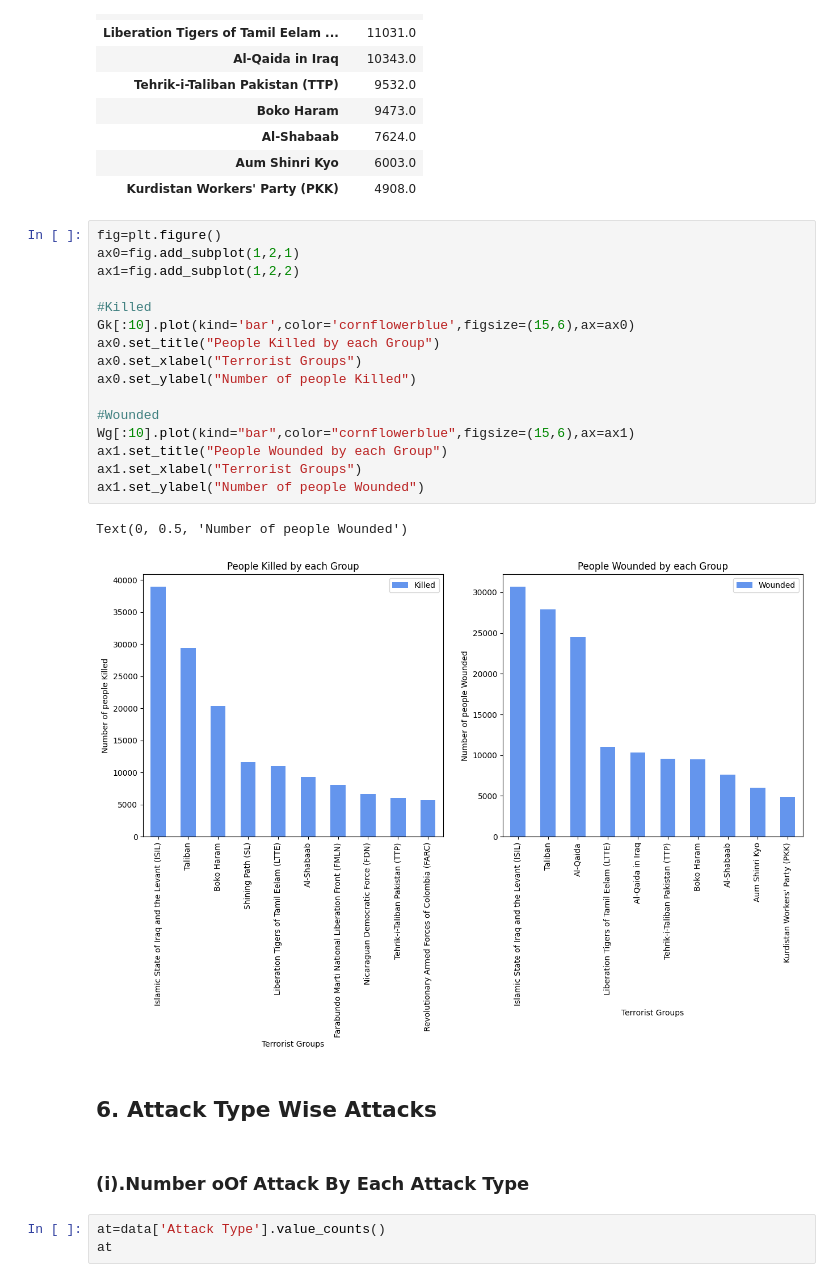
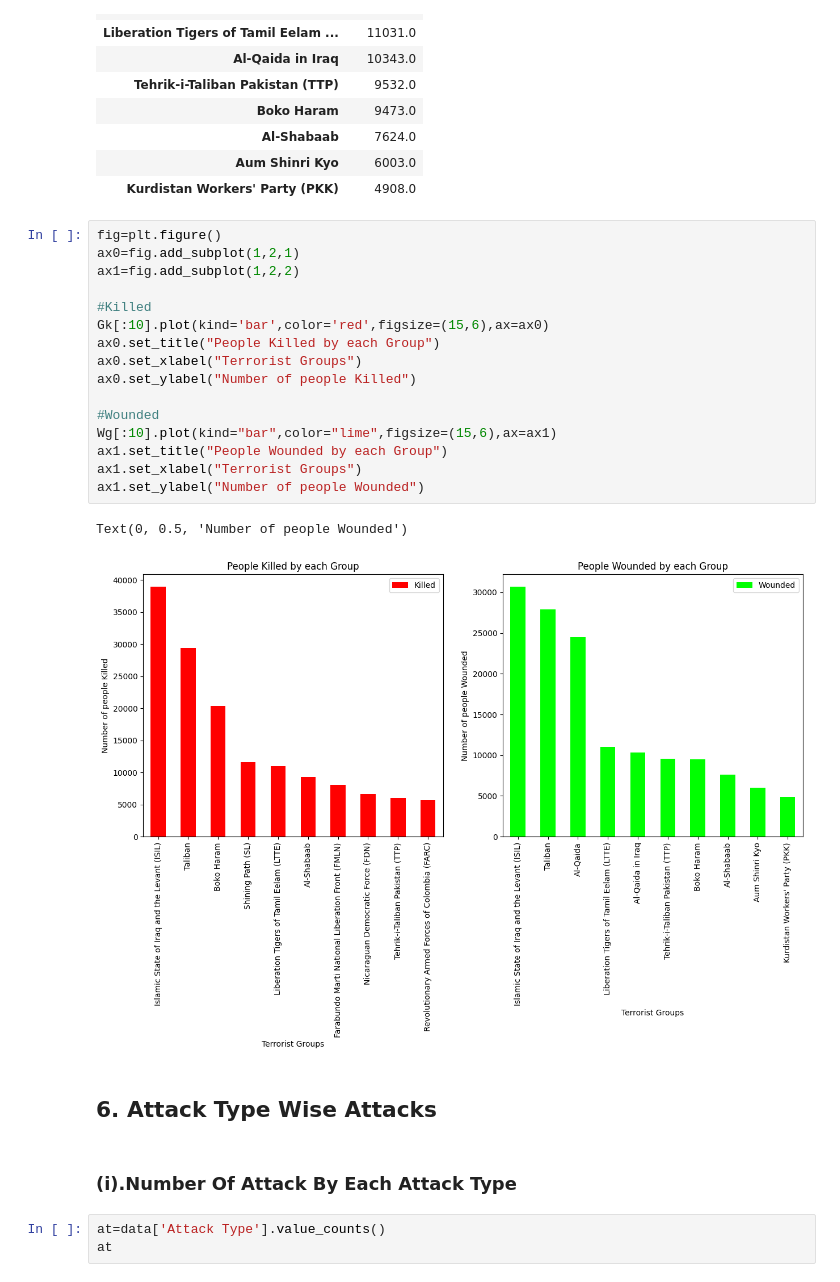
Before and after one commit to amolwagh77/Exploratory-Data-Analysis---Global-Terrorism, a Jupyter notebook: Sample EDA Submission Template.ipynb, the cells around one changed output. Saved outputs shown, nothing was run; the diff lists cells and outputs as text.

```diff
--- a/Sample EDA Submission Template.ipynb
+++ b/Sample EDA Submission Template.ipynb
@@ -830,26 +938,26 @@ Wg
 # %%
 fig=plt.figure()
 ax0=fig.add_subplot(1,2,1)
 ax1=fig.add_subplot(1,2,2)
 
 #Killed
-Gk[:10].plot(kind='bar',color='cornflowerblue',figsize=(15,6),ax=ax0)
+Gk[:10].plot(kind='bar',color='red',figsize=(15,6),ax=ax0)
 ax0.set_title("People Killed by each Group")
 ax0.set_xlabel("Terrorist Groups")
 ax0.set_ylabel("Number of people Killed")
 
 #Wounded
-Wg[:10].plot(kind="bar",color="cornflowerblue",figsize=(15,6),ax=ax1)
+Wg[:10].plot(kind="bar",color="lime",figsize=(15,6),ax=ax1)
 ax1.set_title("People Wounded by each Group")
 ax1.set_xlabel("Terrorist Groups")
 ax1.set_ylabel("Number of people Wounded")
 # %% [output]
 Text(0, 0.5, 'Number of people Wounded')
-[figure, old version]
+[figure, new version]
 # %% [markdown]
 ## **6. Attack Type Wise Attacks**
 # %% [markdown]
-### **(i).Number oOf Attack By Each Attack Type**
+### **(i).Number Of Attack By Each Attack Type**
 # %%
 at=data['Attack Type'].value_counts()
 at
```
Also changed, not shown: parts of 65 cells of this notebook.
